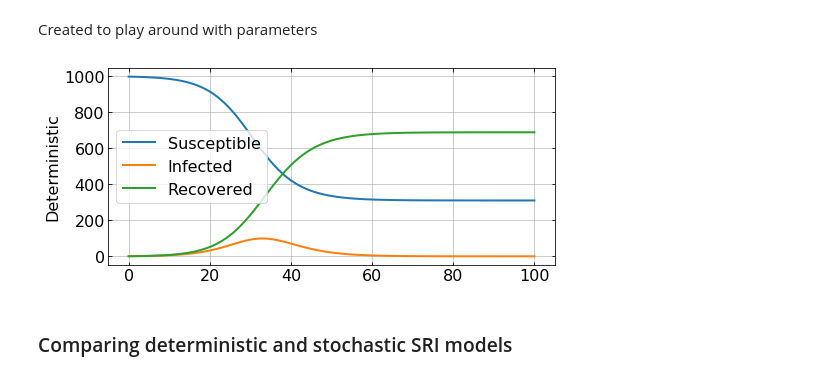
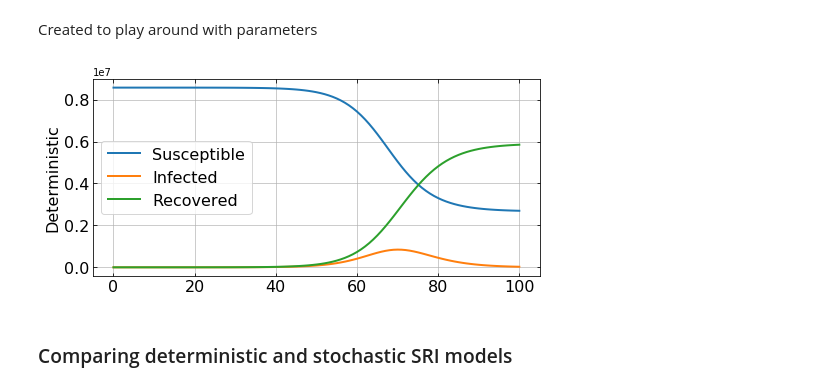
Before and after one commit to jeannechaverot/CovidForecasting, a Jupyter notebook: Simulator.ipynb, the cells around one changed output. Cells and saved outputs as stored; diff of their text form; code cells hidden in the pictures.

```diff
--- a/Simulator.ipynb
+++ b/Simulator.ipynb
@@ -125,21 +125,21 @@ class StochasticSRI(SRI):
 # %% [markdown]
 Created to play around with parameters
 # %%
-params = {'beta' : 0.5, 'gamma' : 0.3, 'S0' : 999, 'I0' : 1, 'R0' : 0}
+params = {'beta' : 0.5, 'gamma' : 0.3, 'S0' : 8570000, 'I0' : 10, 'R0' : 0}
 model = DeterministicSRI(**params)
 model.evolve(days=100)
 
 xlabel = 'Days'
 ylabel = 'Deterministic'
 fig = plt.figure(figsize=(8,8))
 ax = fig.add_subplot(211)
 ax.plot(model.time, model.S, linewidth=2, label='Susceptible')
 ax.plot(model.time, model.I, linewidth=2, label='Infected')
 ax.plot(model.time, model.R, linewidth=2, label='Recovered')
 set_ax(ax, ylabel=ylabel, legend=True)
 plt.show()
 # %% [output]
-[figure, old version]
+[figure, new version]
 # %% [markdown]
 ### Comparing deterministic and stochastic SRI models
 # %%
```
Also changed, not shown: parts of 7 cells of this notebook.
